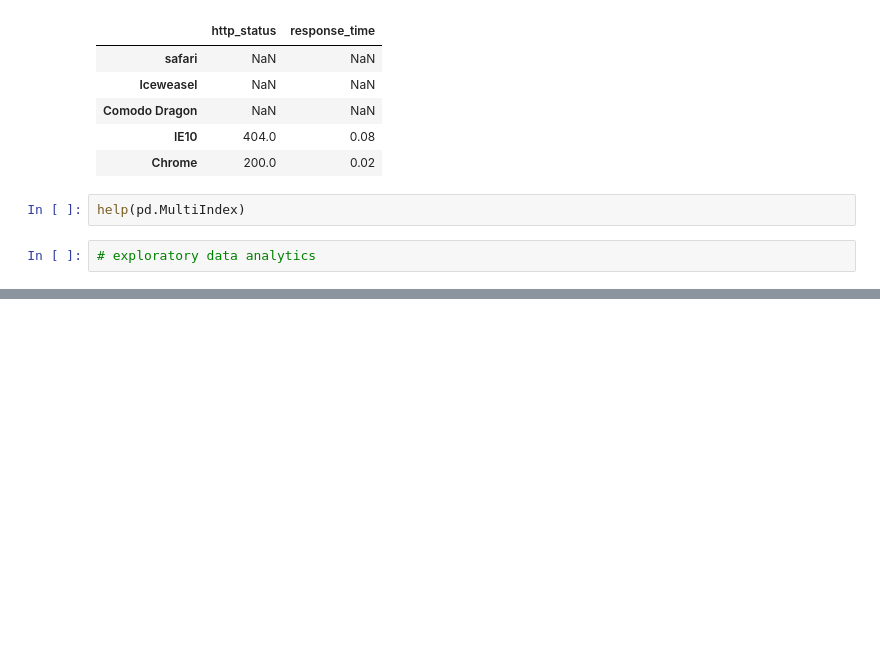
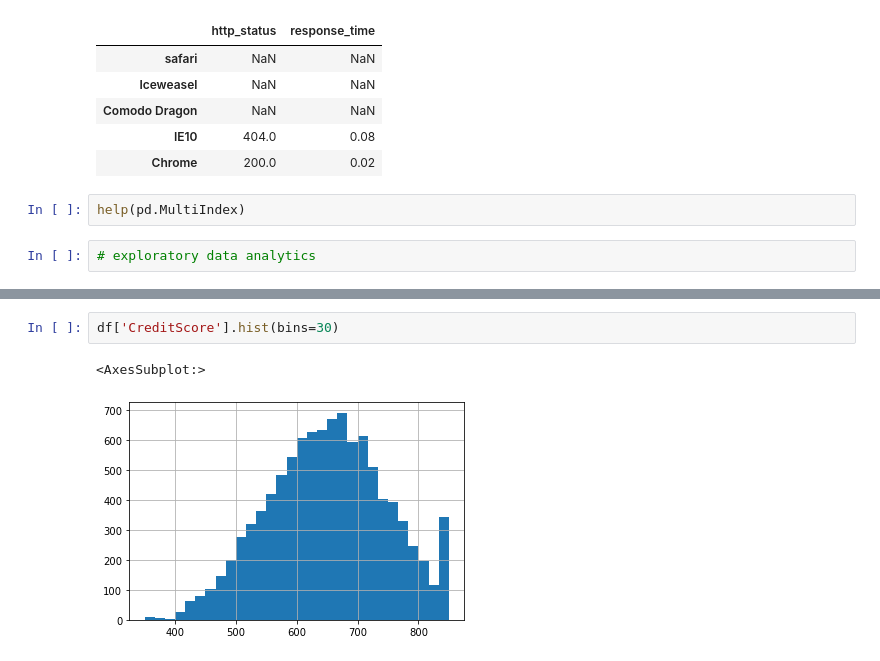
Before and after one commit to dharani963-reddy/epam_6651, a Jupyter notebook: PYTHON BASICS.ipynb, the cells around one changed output, grey strips where cells are left out. Drawn from its saved outputs; the diff is of its cells as text; blank space fills up the shorter version.

```diff
--- a/PYTHON BASICS.ipynb
+++ b/PYTHON BASICS.ipynb
@@ -1137,0 +1247,5 @@ help(pd.MultiIndex)
+# %%
+df['CreditScore'].hist(bins=30)
+# %% [output]
+<AxesSubplot:>
+[figure, added]
```
Also changed, not shown: parts of 91 cells of this notebook.
